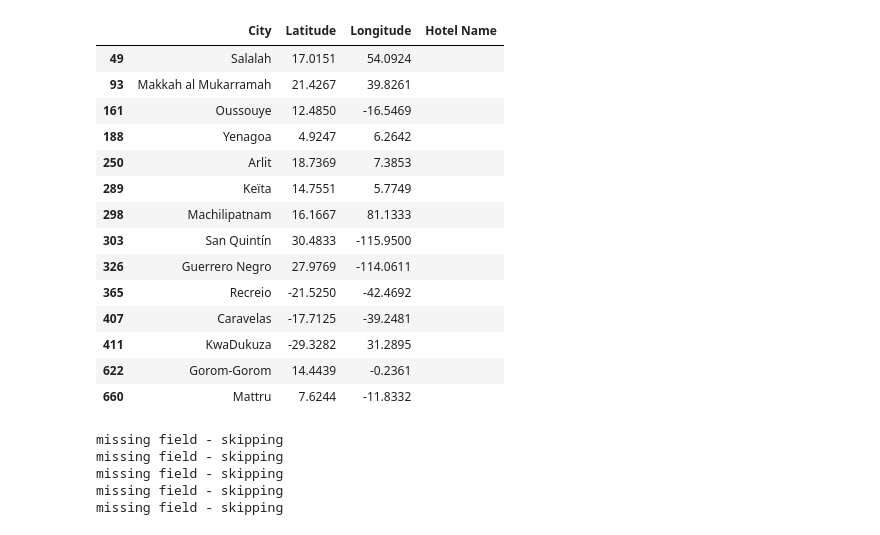
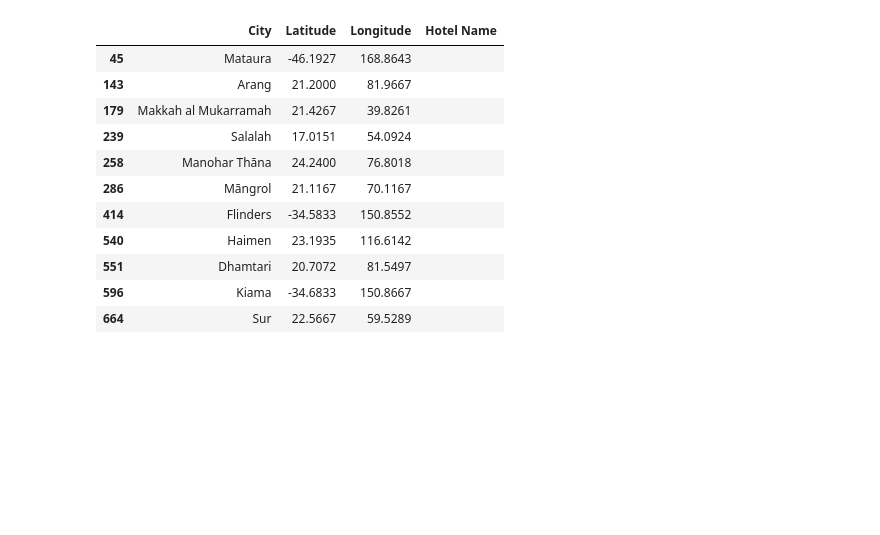
Before and after one commit to Yanwho/python-api-challenge, a Jupyter notebook: VacationPy/VacationPy.ipynb, the cells around one changed output. Drawn from its saved outputs; the diff is of its cells as text; code cells hidden in the pictures; blank space fills up the shorter version.

```diff
--- a/VacationPy/VacationPy.ipynb
+++ b/VacationPy/VacationPy.ipynb
@@ -10,5 +11,5 @@ import matplotlib.pyplot as plt
 # %%
-results_df = pd.read_csv("../results.csv")
+results_df = pd.read_csv("../WeatherPy/results.csv")
 results_df
 # %% [output]
 |  | Unnamed: 0 | City | ID | Latitude | Longitude | Max Temp | Humidity | Wind Speed | Cloudiness |
@@ -46,23 +44,20 @@ results_df_filtered
 # %%
-hotel_df=results_df_filtered[["City", "Latitude", "Longitude"]].copy()
-hotel_df["Hotel Name"]= ""
-hotel_df
+hotels_df=results_df_filtered[["City", "Latitude", "Longitude"]].copy()
+hotels_df["Hotel Name"]= ""
+hotels_df
 # %% [output]
 |  | City | Latitude | Longitude | Hotel Name |
-| 49 | Salalah | 17.0151 | 54.0924 |  |
-| 93 | Makkah al Mukarramah | 21.4267 | 39.8261 |  |
-| 161 | Oussouye | 12.4850 | -16.5469 |  |
-| 188 | Yenagoa | 4.9247 | 6.2642 |  |
-| 250 | Arlit | 18.7369 | 7.3853 |  |
-| 289 | Keïta | 14.7551 | 5.7749 |  |
-| 298 | Machilipatnam | 16.1667 | 81.1333 |  |
-| 303 | San Quintín | 30.4833 | -115.9500 |  |
-| 326 | Guerrero Negro | 27.9769 | -114.0611 |  |
-| 365 | Recreio | -21.5250 | -42.4692 |  |
-| 407 | Caravelas | -17.7125 | -39.2481 |  |
-| 411 | KwaDukuza | -29.3282 | 31.2895 |  |
-| 622 | Gorom-Gorom | 14.4439 | -0.2361 |  |
-| 660 | Mattru | 7.6244 | -11.8332 |  |
+| 45 | Mataura | -46.1927 | 168.8643 |  |
+| 143 | Arang | 21.2000 | 81.9667 |  |
+| 179 | Makkah al Mukarramah | 21.4267 | 39.8261 |  |
+| 239 | Salalah | 17.0151 | 54.0924 |  |
+| 258 | Manohar Thāna | 24.2400 | 76.8018 |  |
+| 286 | Māngrol | 21.1167 | 70.1167 |  |
+| 414 | Flinders | -34.5833 | 150.8552 |  |
+| 540 | Haimen | 23.1935 | 116.6142 |  |
+| 551 | Dhamtari | 20.7072 | 81.5497 |  |
+| 596 | Kiama | -34.6833 | 150.8667 |  |
+| 664 | Sur | 22.5667 | 59.5289 |  |
 # %%
 os.chdir(r"C:\Users\Yanwho\OneDrive\Documents\python-api-challenge")
 # %%
@@ -77,24 +66,18 @@ from config import google_key
 # understaning index,row within a loop -
 # this is needed here because we need to grab the first hotel return from the google api and populate
 # the hotel_df and indexing that dataframe will be easier with "index" within the loop
-for index,row in hotel_df.iterrows():
+for index,row in hotels_df.iterrows():
     lat=row["Latitude"]
     lng=row["Longitude"]
     name_address=requests.get("https://maps.googleapis.com/maps/api/place/nearbysearch/json?", params={
             "location": f"{lat},{lng}",
-            "radius": 1000,
+            "radius": 5000,
             "types": "lodging",
             "key": google_key
             })
     name_address=name_address.json()
     try:
 
-        hotel_df.loc[index,"Hotel Name"]=name_address["results"][0]["name"]
+        hotels_df.loc[index,"Hotel Name"]=name_address["results"][0]["name"]
     except (KeyError, IndexError):
         print("missing field - skipping")
-# %% [output]
-missing field - skipping
-missing field - skipping
-missing field - skipping
-missing field - skipping
-missing field - skipping
```
Also changed, not shown: parts of 7 cells of this notebook, 21 other files.
